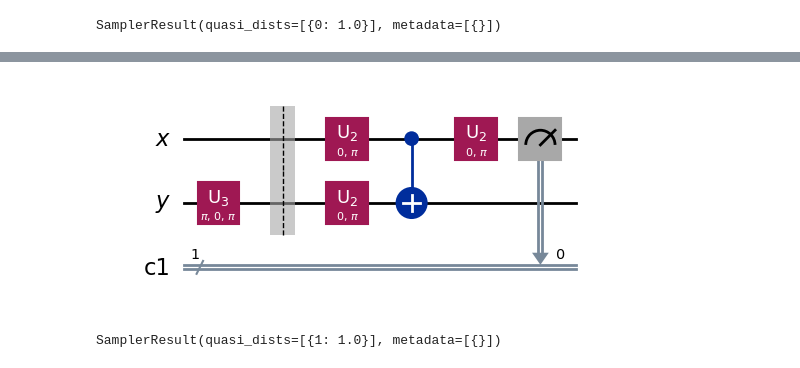
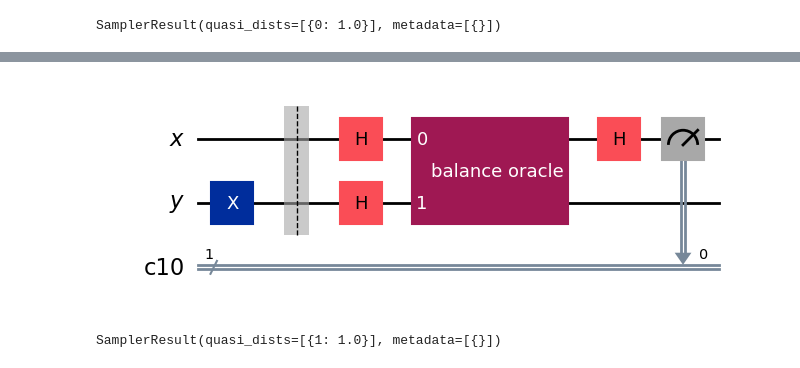
Before and after one commit to NicolaAssolini98/QuantumLab, a Jupyter notebook: Lab2/Lesson2.ipynb, the cells around one changed output, grey strips where cells are left out. Cells and saved outputs as stored; diff of their text form; code cells hidden in the pictures.

```diff
--- a/Lab2/Lesson2.ipynb
+++ b/Lab2/Lesson2.ipynb
@@ -101,24 +103,24 @@ Now we can implement the algorithm.
 # %%
 def balance_oracle():
     oracle = QuantumCircuit(2, name='balance oracle')
     oracle.cx(0,1)
 
     return oracle
 
 x = QuantumRegister(1, name='x')
 y = QuantumRegister(1, name='y')
 circ_bal = QuantumCircuit(x,y,ClassicalRegister(1))
 circ_bal.x(1)
 circ_bal.barrier()
 circ_bal.h(0)
 circ_bal.h(1)
 circ_bal.append(balance_oracle(),[0,1])
 circ_bal.h(0)
 circ_bal.measure(0,0)
-circ_bal.decompose().draw('mpl')
-# circ_bal.draw('mpl')
+# circ_bal.decompose().draw('mpl')
+circ_bal.draw('mpl')
 # %% [output]
-[figure, old version]
+[figure, new version]
 # %%
 job = sampler.run(circ_bal) # , shots=2048)
 job.result()
```
Also changed, not shown: parts of 4 cells of this notebook, 1 other file.
